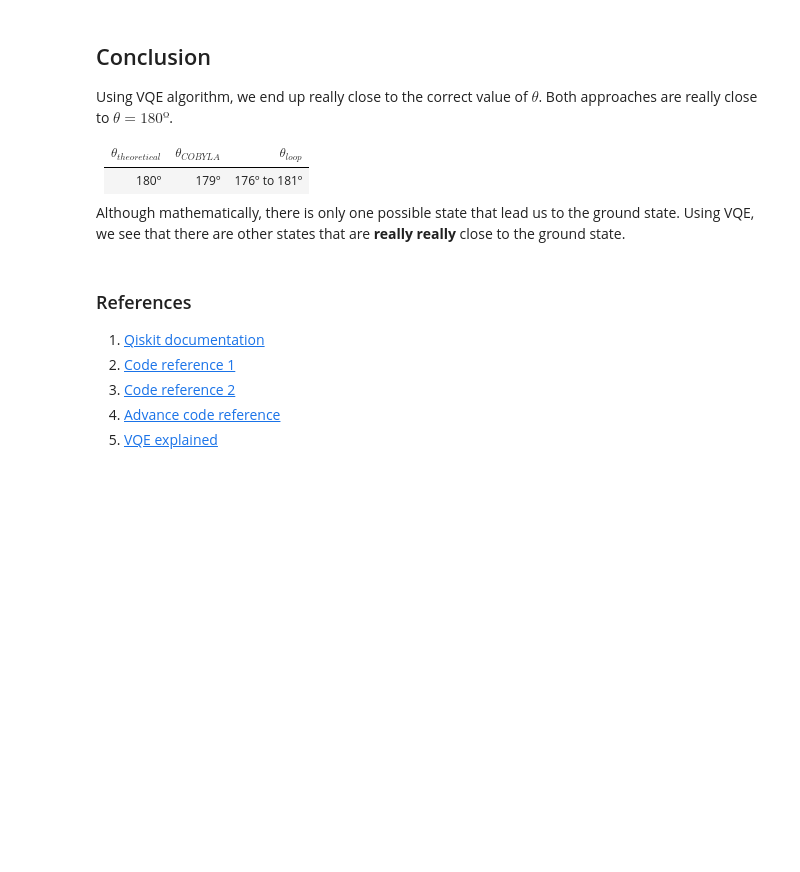
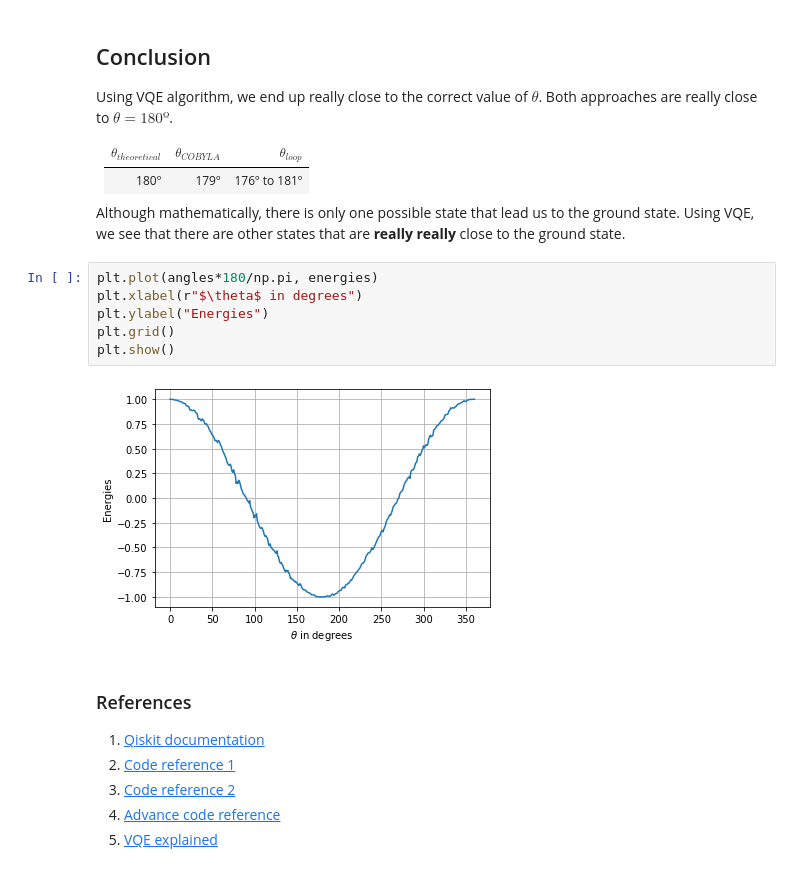
Before and after one commit to gllodra12/VQE-4x4-Hamiltonian, a Jupyter notebook: Task_4.ipynb, the cells around one changed output. Drawn from its saved outputs; the diff is of its cells as text; blank space fills up the shorter version.

Commit message:
Energy plot added

```diff
--- a/Task_4.ipynb
+++ b/Task_4.ipynb
@@ -537,6 +540,14 @@ Using VQE algorithm, we end up really close to the correct value of $\theta$. Bo
 |   180º                 |         179º       |    176º to 181º   |
 
 Although mathematically, there is only one possible state that lead us to the ground state. Using VQE, we see that there are other states that are **really really** close to the ground state.
+# %%
+plt.plot(angles*180/np.pi, energies)
+plt.xlabel(r"$\theta$ in degrees")
+plt.ylabel("Energies")
+plt.grid()
+plt.show()
+# %% [output]
+[figure, added]
 # %% [markdown]
 ### References
 
```
Also changed, not shown: parts of 2 cells of this notebook.
